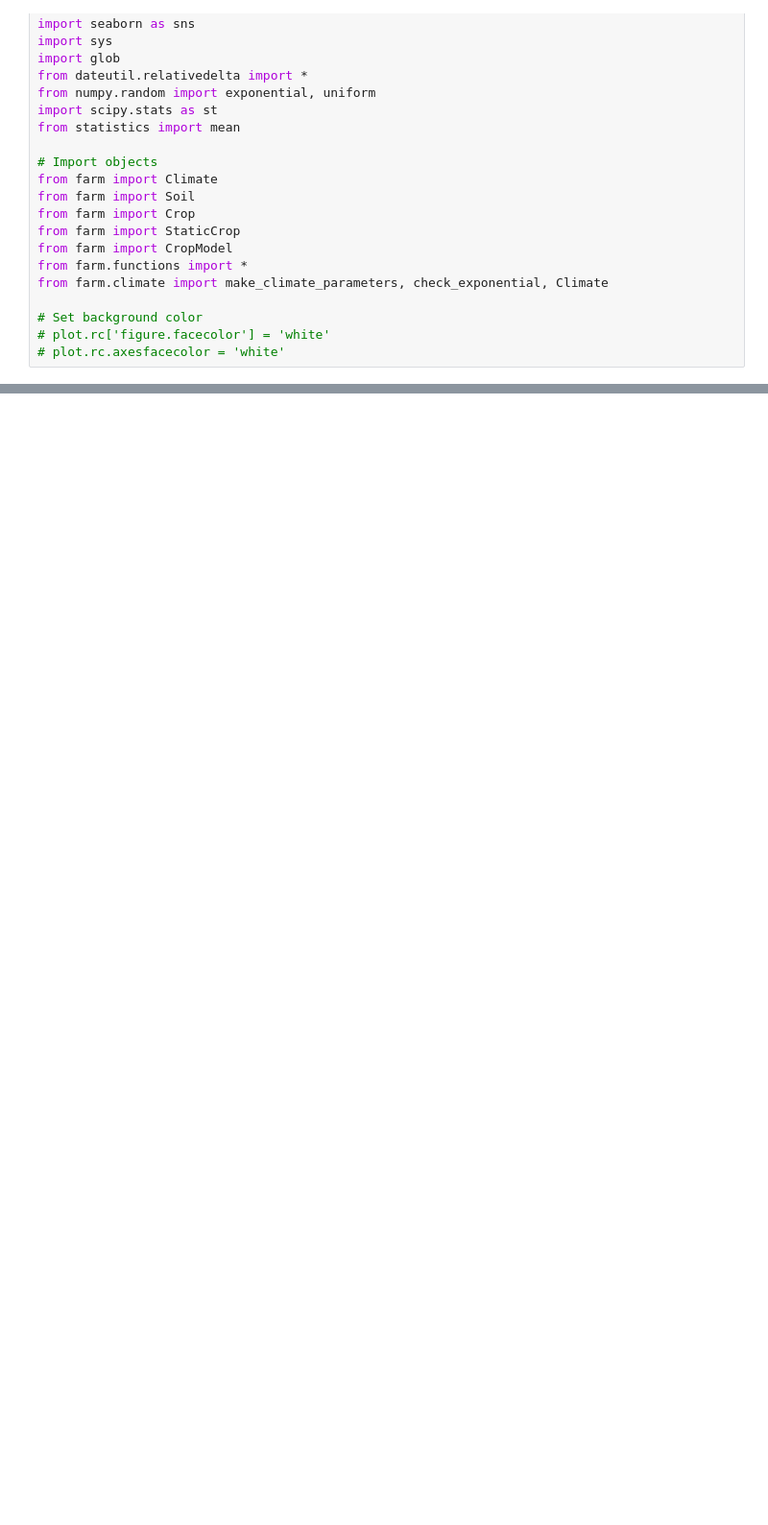
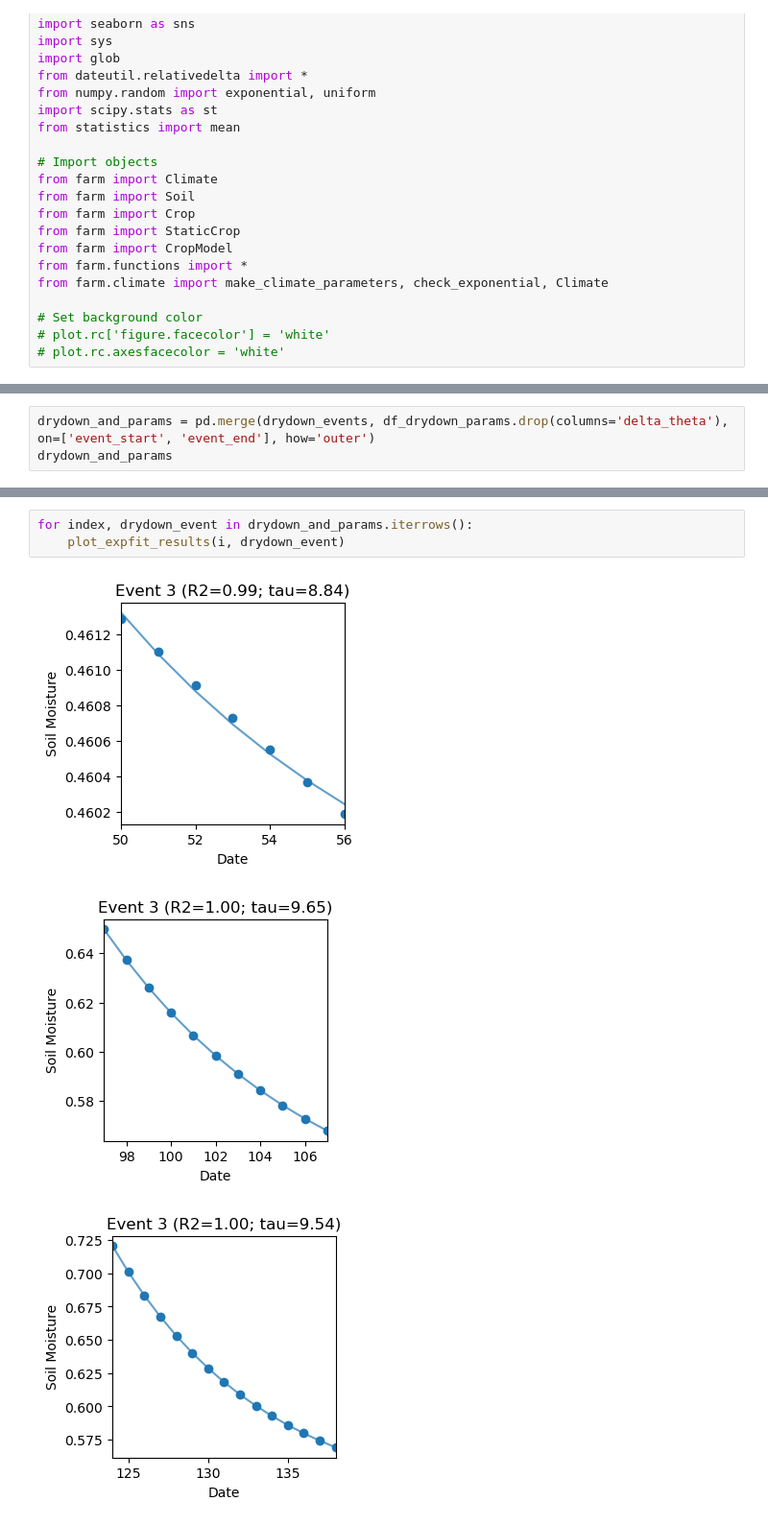
Before and after one commit to RY4GIT/maize-Toff, a Jupyter notebook: notebooks/tau_playground.ipynb, the cells around one changed output, grey strips where cells are left out. Shown at 96% size. Cells and saved outputs as stored; diff of their text form; blank space fills up the shorter version.

```diff
--- a/notebooks/tau_playground.ipynb
+++ b/notebooks/tau_playground.ipynb
@@ -261,0 +271,3 @@ figure6(output, avg_s)
+# %%
+drydown_and_params = pd.merge(drydown_events, df_drydown_params.drop(columns='delta_theta'), on=['event_start', 'event_end'], how='outer')
+drydown_and_params
@@ -261,0 +280,7 @@ figure6(output, avg_s)
+# %%
+for index, drydown_event in drydown_and_params.iterrows():
+    plot_expfit_results(i, drydown_event)
+# %% [output]
+[figure, added]
+[figure, added]
+[figure, added]
```
Also changed, not shown: parts of 12 cells of this notebook, 4 other files.
